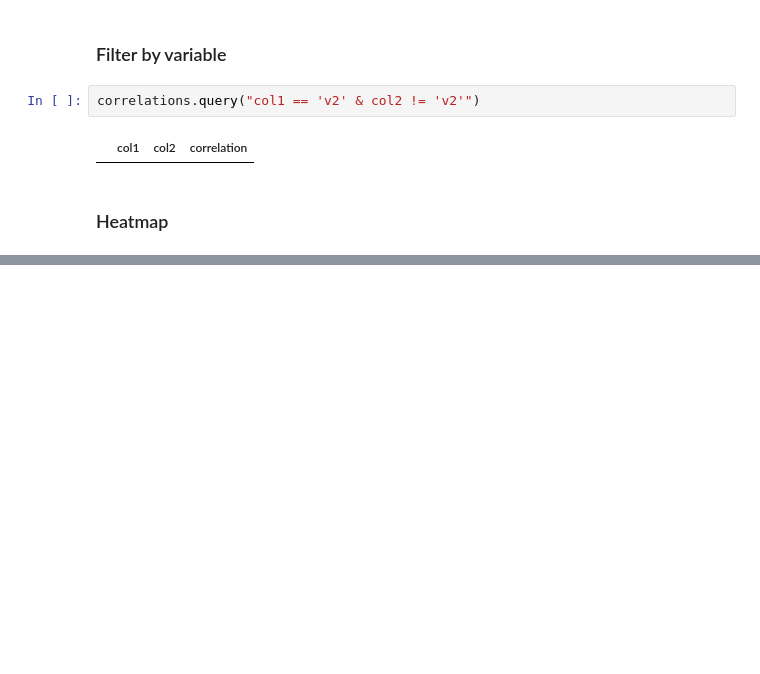
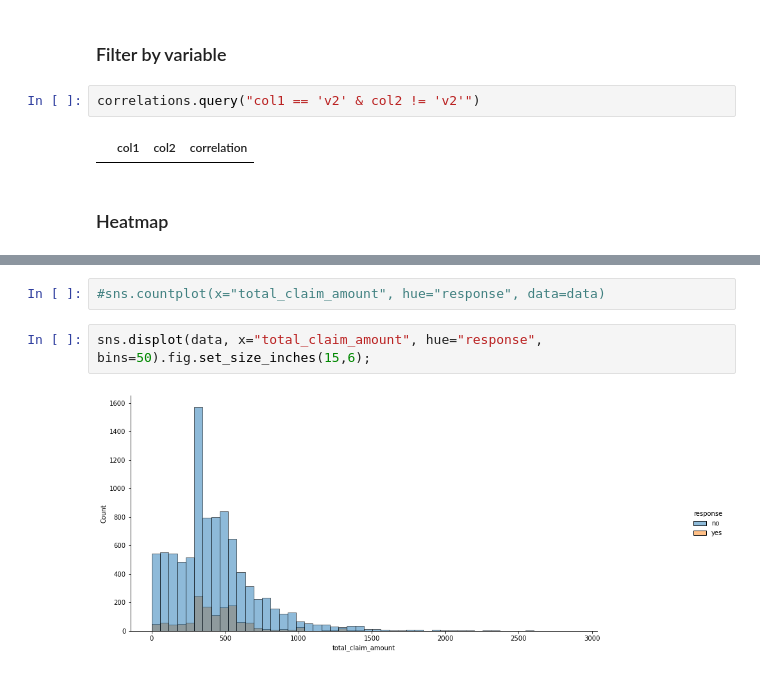
Before and after one commit to nullsieben/IronAhmet, a Jupyter notebook: customer_analysis.ipynb, the cells around one changed output, grey strips where cells are left out. Cells and saved outputs as stored; diff of their text form; blank space fills up the shorter version.

```diff
--- a/customer_analysis.ipynb
+++ b/customer_analysis.ipynb
@@ -204,0 +305,6 @@ sns.heatmap(numeric.corr(),annot=True);
+# %%
+#sns.countplot(x="total_claim_amount", hue="response", data=data)
+# %%
+sns.displot(data, x="total_claim_amount", hue="response", bins=50).fig.set_size_inches(15,6);
+# %% [output]
+[figure, added]
```
Also changed, not shown: parts of 34 cells of this notebook.
